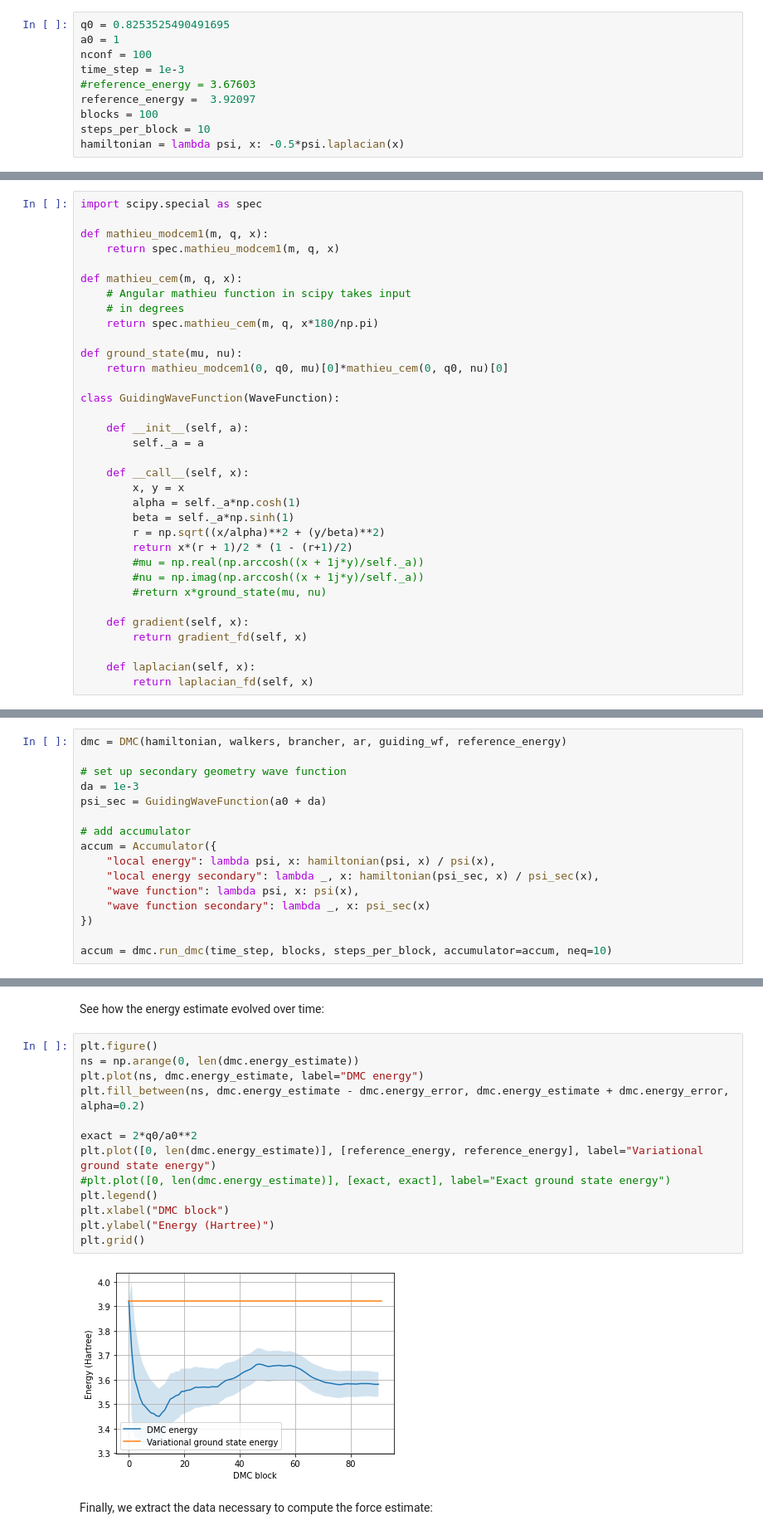
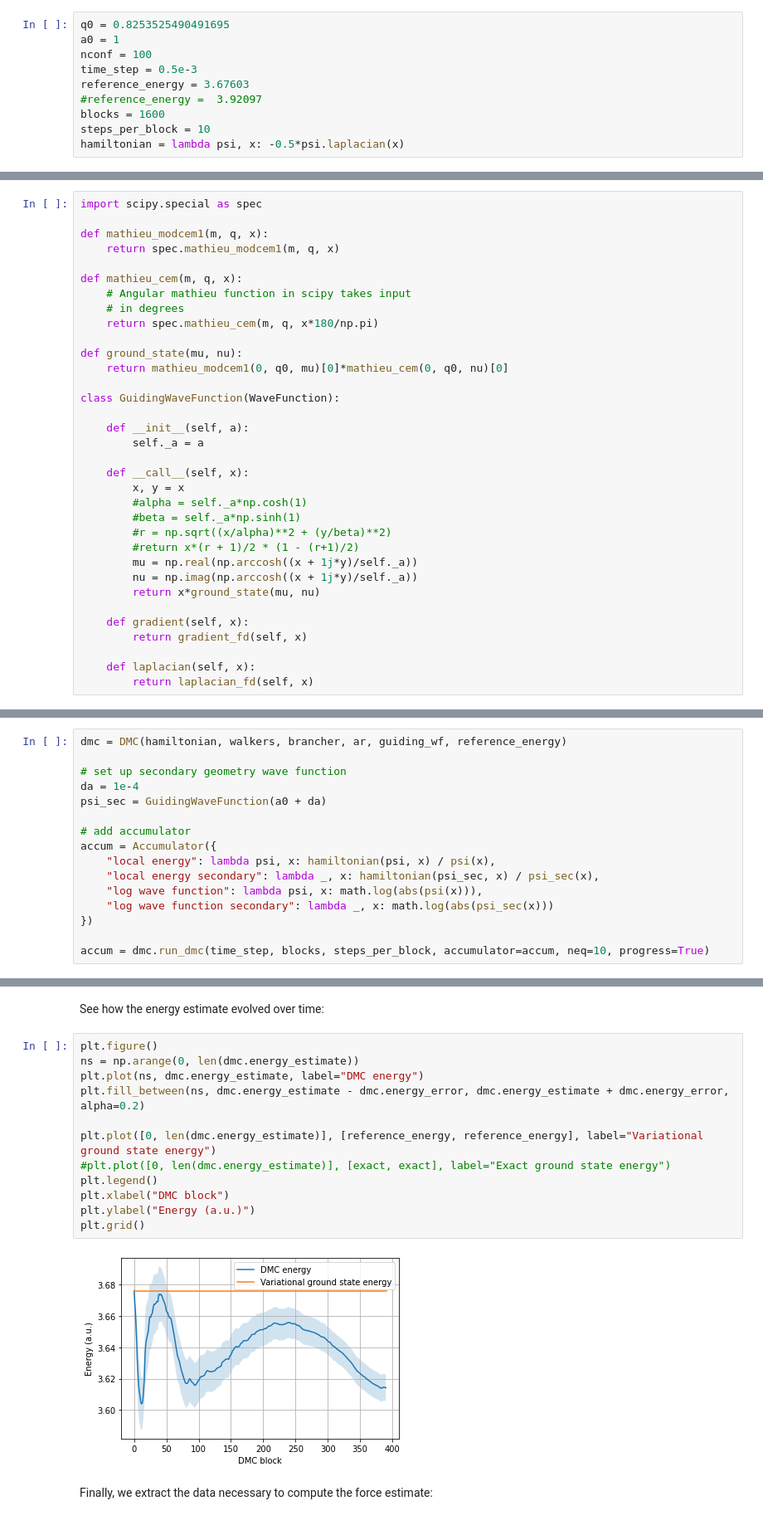
Before and after one commit to Jvanrhijn/pydmc, a Jupyter notebook: examples/elliptic_well.ipynb, the cells around one changed output, grey strips where cells are left out. Shown at 83% size. Cells and saved outputs as stored; diff of their text form.

```diff
--- a/examples/elliptic_well.ipynb
+++ b/examples/elliptic_well.ipynb
@@ -47,10 +47,10 @@ from pydmc import *
 q0 = 0.8253525490491695
 a0 = 1
 nconf = 100
-time_step = 1e-3
-#reference_energy = 3.67603
-reference_energy =  3.92097
-blocks = 100
+time_step = 0.5e-3
+reference_energy = 3.67603
+#reference_energy =  3.92097
+blocks = 1600
 steps_per_block = 10
 hamiltonian = lambda psi, x: -0.5*psi.laplacian(x)
 # %% [markdown]
@@ -88,13 +81,13 @@ class GuidingWaveFunction(WaveFunction):
 
     def __call__(self, x):
         x, y = x
-        alpha = self._a*np.cosh(1)
-        beta = self._a*np.sinh(1)
-        r = np.sqrt((x/alpha)**2 + (y/beta)**2)
-        return x*(r + 1)/2 * (1 - (r+1)/2)
-        #mu = np.real(np.arccosh((x + 1j*y)/self._a))
-        #nu = np.imag(np.arccosh((x + 1j*y)/self._a))
-        #return x*ground_state(mu, nu)
+        #alpha = self._a*np.cosh(1)
+        #beta = self._a*np.sinh(1)
+        #r = np.sqrt((x/alpha)**2 + (y/beta)**2)
+        #return x*(r + 1)/2 * (1 - (r+1)/2)
+        mu = np.real(np.arccosh((x + 1j*y)/self._a))
+        nu = np.imag(np.arccosh((x + 1j*y)/self._a))
+        return x*ground_state(mu, nu)
 
     def gradient(self, x):
         return gradient_fd(self, x)
@@ -134,18 +127,18 @@ where $S(x_{n+1}, x_n) = \tau\left(E_T - \frac{1}{2}(E_L(x_{n+1} + E_L(x_n))\rig
 dmc = DMC(hamiltonian, walkers, brancher, ar, guiding_wf, reference_energy)
 
 # set up secondary geometry wave function
-da = 1e-3
+da = 1e-4
 psi_sec = GuidingWaveFunction(a0 + da)
 
 # add accumulator
 accum = Accumulator({
     "local energy": lambda psi, x: hamiltonian(psi, x) / psi(x),
     "local energy secondary": lambda _, x: hamiltonian(psi_sec, x) / psi_sec(x),
-    "wave function": lambda psi, x: psi(x),
-    "wave function secondary": lambda _, x: psi_sec(x)
+    "log wave function": lambda psi, x: math.log(abs(psi(x))),
+    "log wave function secondary": lambda _, x: math.log(abs(psi_sec(x)))
 })
 
-accum = dmc.run_dmc(time_step, blocks, steps_per_block, accumulator=accum, neq=10)
+accum = dmc.run_dmc(time_step, blocks, steps_per_block, accumulator=accum, neq=10, progress=True)
 # %% [markdown]
 Obtain the results for the DMC energy and its estimated error:
 # %%
@@ -165,18 +156,17 @@ See how the energy estimate evolved over time:
 # %%
 plt.figure()
 ns = np.arange(0, len(dmc.energy_estimate))
 plt.plot(ns, dmc.energy_estimate, label="DMC energy")
 plt.fill_between(ns, dmc.energy_estimate - dmc.energy_error, dmc.energy_estimate + dmc.energy_error, alpha=0.2)
 
-exact = 2*q0/a0**2
 plt.plot([0, len(dmc.energy_estimate)], [reference_energy, reference_energy], label="Variational ground state energy")
 #plt.plot([0, len(dmc.energy_estimate)], [exact, exact], label="Exact ground state energy")
 plt.legend()
 plt.xlabel("DMC block")
-plt.ylabel("Energy (Hartree)")
+plt.ylabel("Energy (a.u.)")
 plt.grid()
 # %% [output]
-[figure, old version]
+[figure, new version]
 # %% [markdown]
 Finally, we extract the data necessary to compute the force estimate:
 # %%
```
Also changed, not shown: parts of 6 cells of this notebook, 3 other files.
